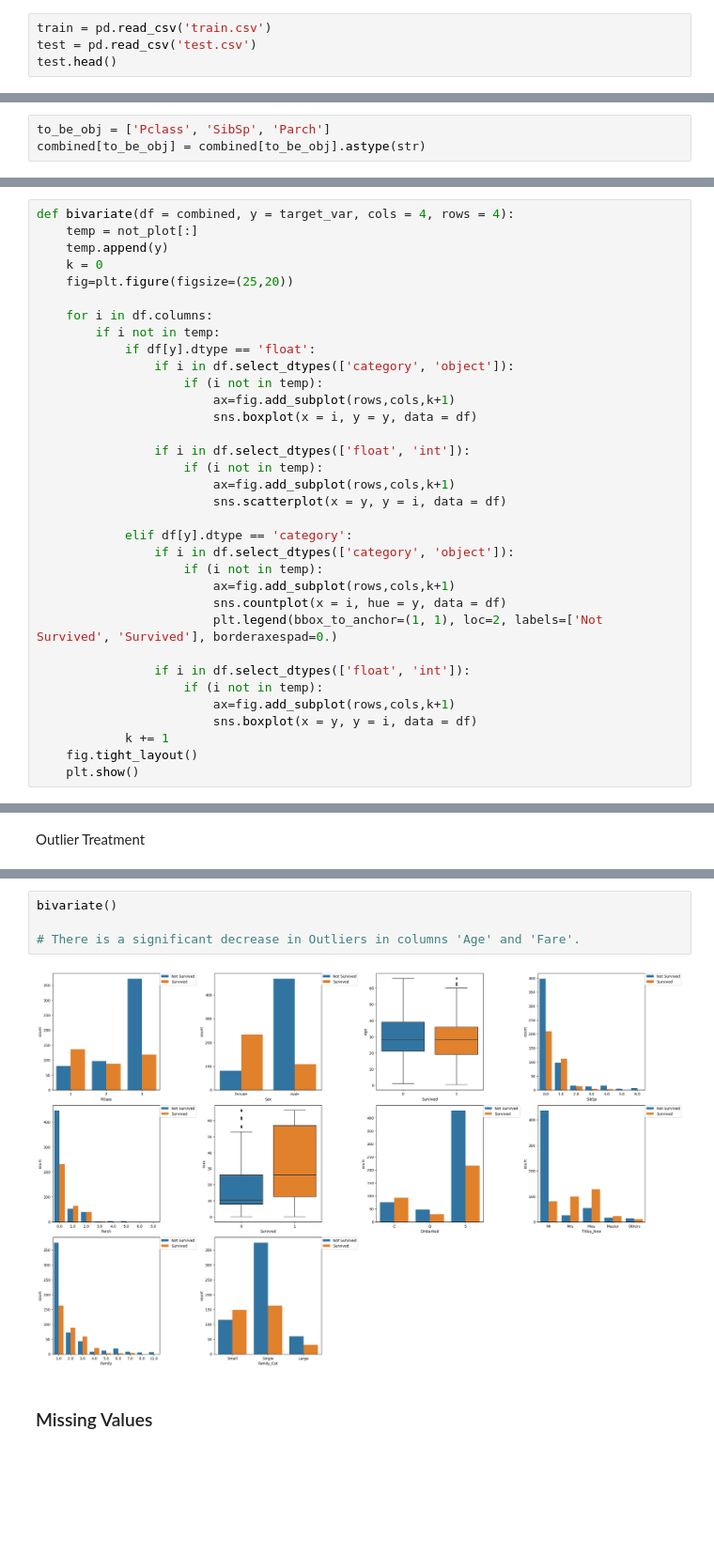
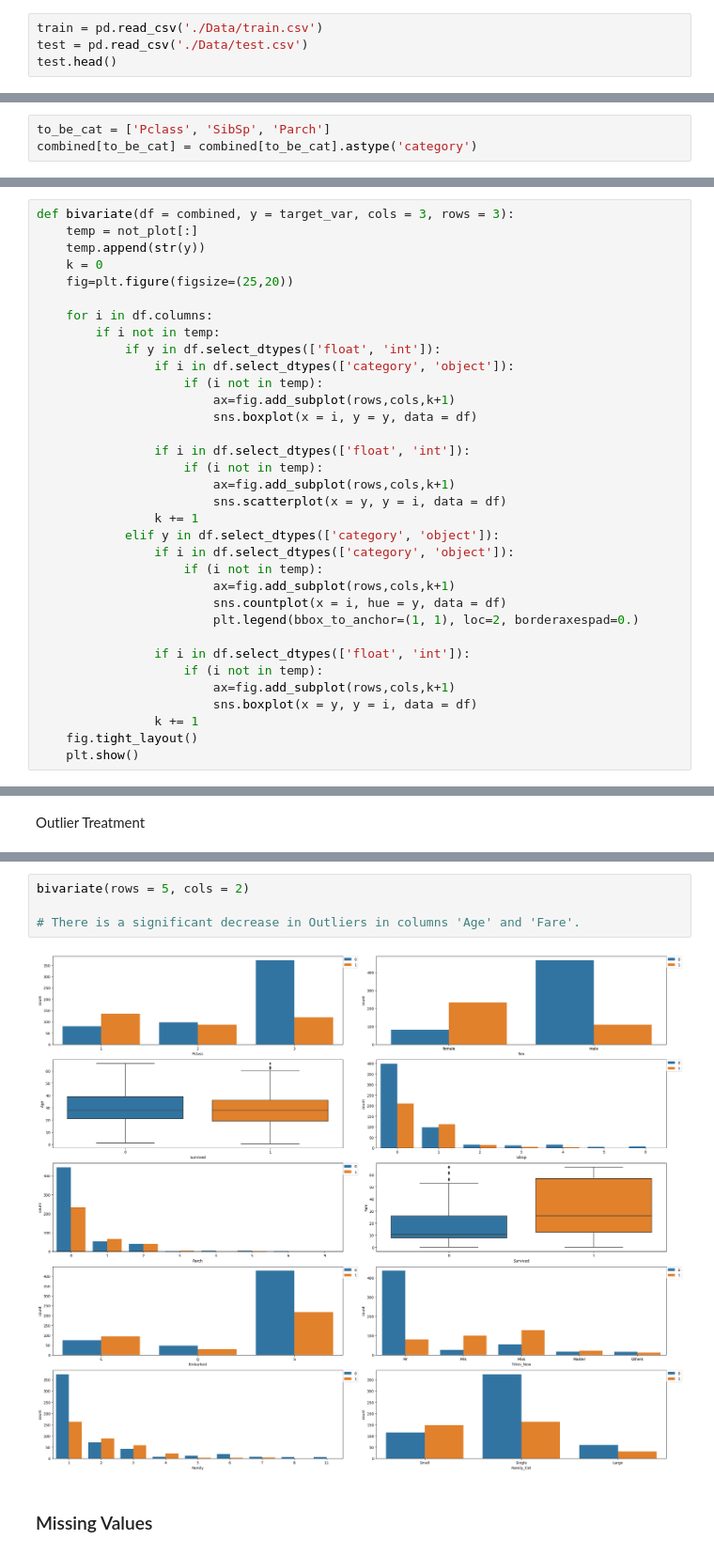
Before and after one commit to Dhruv-Chandra/Titanic, a Jupyter notebook: Titanic.ipynb, the cells around one changed output, grey strips where cells are left out. Shown at 94% size. Drawn from its saved outputs; the diff is of its cells as text; blank space fills up the shorter version.

```diff
--- a/Titanic.ipynb
+++ b/Titanic.ipynb
@@ -42,8 +53,8 @@ warnings.filterwarnings('ignore')
 from sklearn.svm import SVC
 from statsmodels.formula.api import ols
 # %%
-train = pd.read_csv('train.csv')
-test = pd.read_csv('test.csv')
+train = pd.read_csv('./Data/train.csv')
+test = pd.read_csv('./Data/test.csv')
 test.head()
 # %% [output]
 |  | PassengerId | Pclass | Name | Sex | Age | SibSp | Parch | Ticket | Fare | Cabin | ... |
@@ -313,5 +186,5 @@ def sub(n, pred):
 
 # sub('base', 0)
 # %%
-to_be_obj = ['Pclass', 'SibSp', 'Parch']
-combined[to_be_obj] = combined[to_be_obj].astype(str)
+to_be_cat = ['Pclass', 'SibSp', 'Parch']
+combined[to_be_cat] = combined[to_be_cat].astype('category')
@@ -381,15 +249,15 @@ univariate(combined)
 # %% [markdown]
 ### EDA: Bivariate Analysis
 # %%
-def bivariate(df = combined, y = target_var, cols = 4, rows = 4):
+def bivariate(df = combined, y = target_var, cols = 3, rows = 3):
     temp = not_plot[:]
-    temp.append(y)
+    temp.append(str(y))
     k = 0
     fig=plt.figure(figsize=(25,20))
 
     for i in df.columns:
         if i not in temp:
-            if df[y].dtype == 'float':
+            if y in df.select_dtypes(['float', 'int']):
                 if i in df.select_dtypes(['category', 'object']):
                     if (i not in temp):
                         ax=fig.add_subplot(rows,cols,k+1)
@@ -399,19 +267,19 @@ def bivariate(df = combined, y = target_var, cols = 4, rows = 4):
                     if (i not in temp):
                         ax=fig.add_subplot(rows,cols,k+1)
                         sns.scatterplot(x = y, y = i, data = df)
-
-            elif df[y].dtype == 'category':
+                k += 1
+            elif y in df.select_dtypes(['category', 'object']):
                 if i in df.select_dtypes(['category', 'object']):
                     if (i not in temp):
                         ax=fig.add_subplot(rows,cols,k+1)
                         sns.countplot(x = i, hue = y, data = df)
-                        plt.legend(bbox_to_anchor=(1, 1), loc=2, labels=['Not Survived', 'Survived'], borderaxespad=0.)
+                        plt.legend(bbox_to_anchor=(1, 1), loc=2, borderaxespad=0.)
 
                 if i in df.select_dtypes(['float', 'int']):
                     if (i not in temp):
                         ax=fig.add_subplot(rows,cols,k+1)
                         sns.boxplot(x = y, y = i, data = df)
-            k += 1
+                k += 1
     fig.tight_layout()
     plt.show()
 # %%
@@ -547,10 +410,10 @@ for i in combined.select_dtypes(['int', 'float']):
         combined[i] = outlier_red(combined, i)
 # %%
-bivariate()
+bivariate(rows = 5, cols = 2)
 
 # There is a significant decrease in Outliers in columns 'Age' and 'Fare'.
 # %% [output]
-[figure, old version]
+[figure, new version]
 # %% [markdown]
 ### Missing Values
 # %%
```
Also changed, not shown: parts of 69 cells of this notebook, 3 other files.
